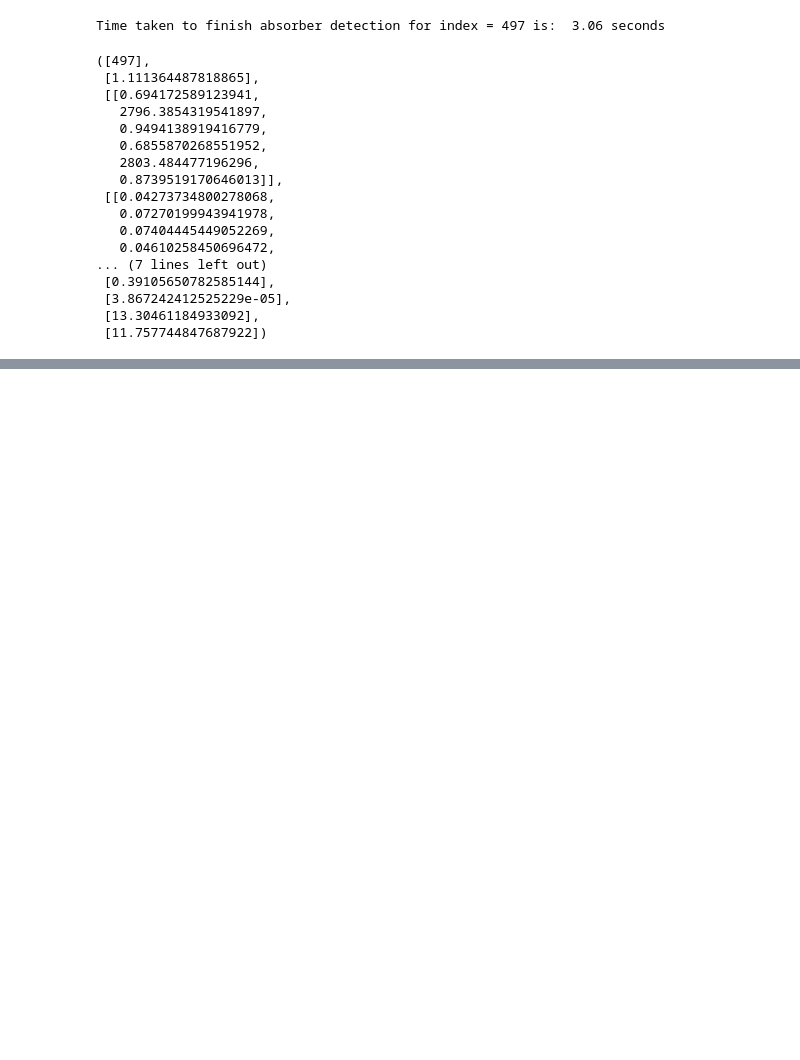
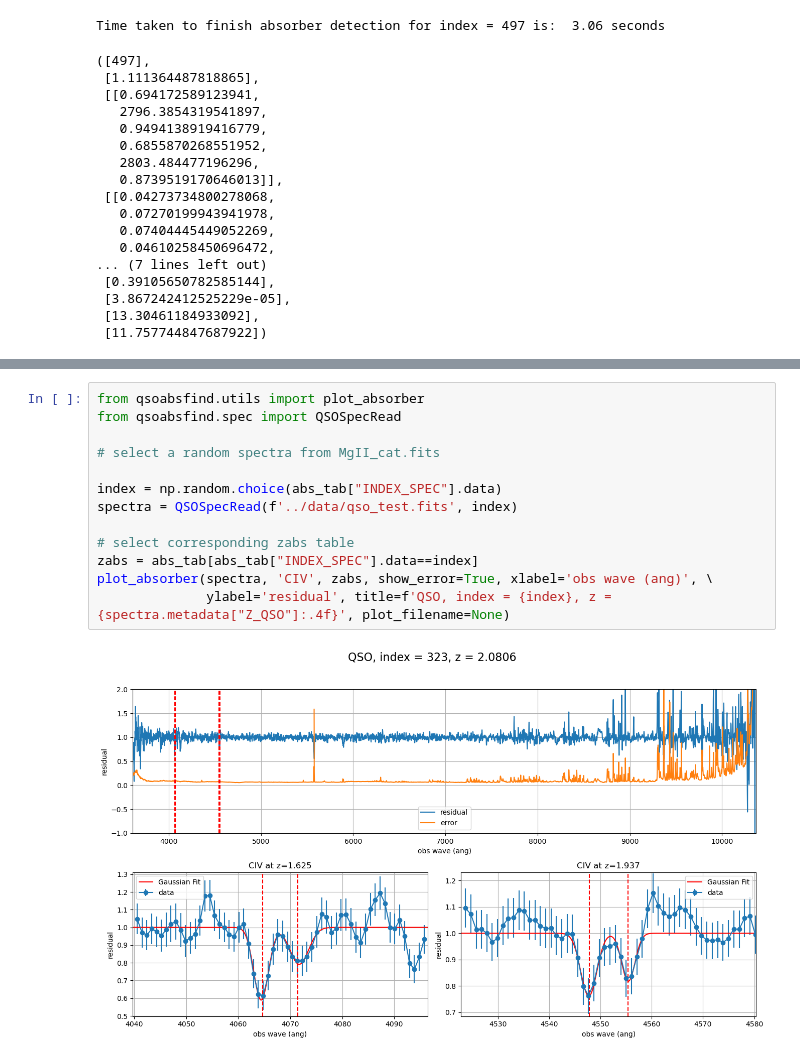
Before and after one commit to abhi0395/qsoabsfind, a Jupyter notebook: nb/example.ipynb, the cells around one changed output, grey strips where cells are left out. Cells and saved outputs as stored; diff of their text form; blank space fills up the shorter version.

```diff
--- a/nb/example.ipynb
+++ b/nb/example.ipynb
@@ -157,0 +166,15 @@ Time taken to finish absorber detection for index = 497 is:  3.06 seconds
+# %%
+from qsoabsfind.utils import plot_absorber
+from qsoabsfind.spec import QSOSpecRead
+
+# select a random spectra from MgII_cat.fits
+
+index = np.random.choice(abs_tab["INDEX_SPEC"].data)
+spectra = QSOSpecRead(f'../data/qso_test.fits', index)
+
+# select corresponding zabs table
+zabs = abs_tab[abs_tab["INDEX_SPEC"].data==index]
+plot_absorber(spectra, 'CIV', zabs, show_error=True, xlabel='obs wave (ang)', \
+              ylabel='residual', title=f'QSO, index = {index}, z = {spectra.metadata["Z_QSO"]:.4f}', plot_filename=None)
+# %% [output]
+[figure, added]
```
Also changed, not shown: parts of 1 cell of this notebook.
